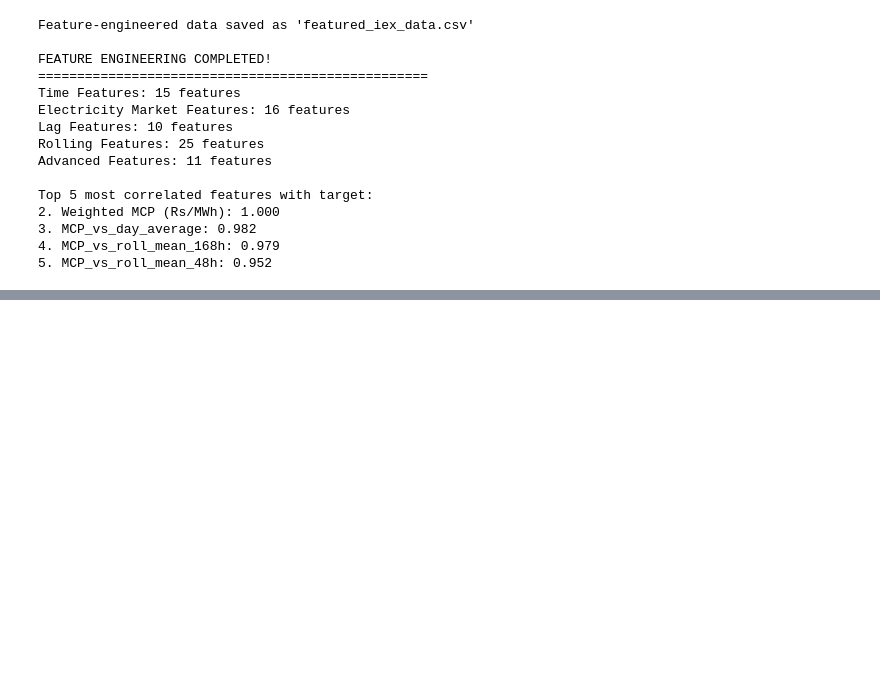
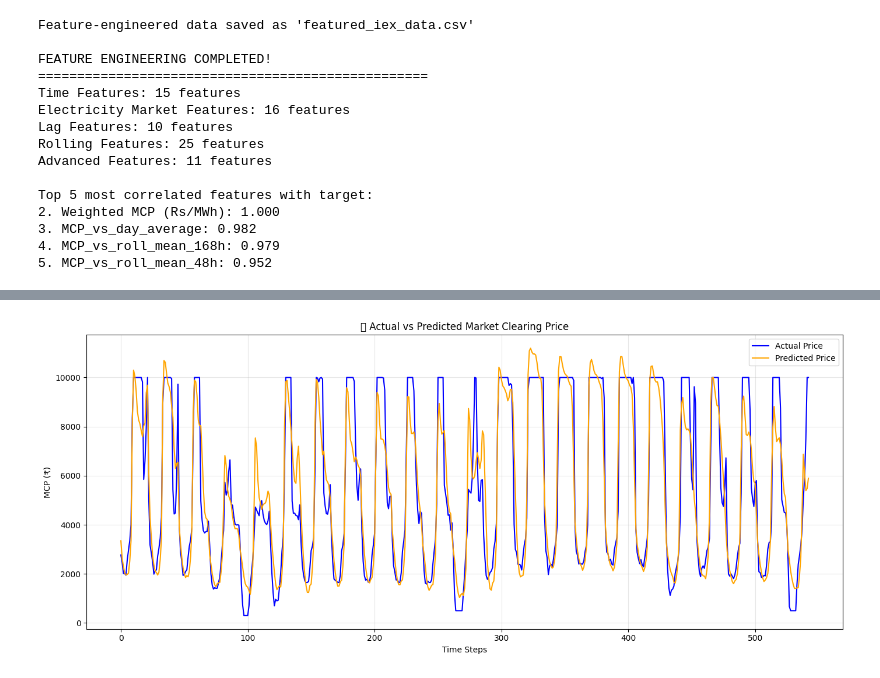
Before and after one commit to Nemo-0904/electricicty_cost_pred, a Jupyter notebook: Untitled1.ipynb, the cells around one changed output, grey strips where cells are left out. Drawn from its saved outputs; the diff is of its cells as text; code cells hidden in the pictures; blank space fills up the shorter version.

```diff
--- a/Untitled1.ipynb
+++ b/Untitled1.ipynb
@@ -1449,11 +1399,11 @@ def build_lstm_model(input_shape):
         Dense(1)  # Single output for MCP prediction
     ])
 
-    # Compile model
+    # Compile model with full string names for loss and metrics
     model.compile(
         optimizer=Adam(learning_rate=0.001),
-        loss='mse',
-        metrics=['mae', 'mape']
+        loss='mean_squared_error', # Changed from 'mse'
+        metrics=['mean_absolute_error', 'mean_absolute_percentage_error'] # Changed from 'mae', 'mape'
     )
 
     print("✓ Model compiled successfully")
@@ -1510,6 +1460,7 @@ def plot_training_history(history):
     fig, axes = plt.subplots(2, 2, figsize=(15, 10))
 
     # Plot training & validation loss
+    # Use the full metric names from compilation
     axes[0,0].plot(history.history['loss'], label='Training Loss')
     axes[0,0].plot(history.history['val_loss'], label='Validation Loss')
     axes[0,0].set_title('Model Loss')
@@ -1519,8 +1470,8 @@ def plot_training_history(history):
     axes[0,0].grid(True, alpha=0.3)
 
     # Plot MAE
-    axes[0,1].plot(history.history['mae'], label='Training MAE')
-    axes[0,1].plot(history.history['val_mae'], label='Validation MAE')
+    axes[0,1].plot(history.history['mean_absolute_error'], label='Training MAE')
+    axes[0,1].plot(history.history['val_mean_absolute_error'], label='Validation MAE')
     axes[0,1].set_title('Mean Absolute Error')
     axes[0,1].set_xlabel('Epoch')
     axes[0,1].set_ylabel('MAE')
@@ -1528,8 +1479,8 @@ def plot_training_history(history):
     axes[0,1].grid(True, alpha=0.3)
 
     # Plot MAPE
-    axes[1,0].plot(history.history['mape'], label='Training MAPE')
-    axes[1,0].plot(history.history['val_mape'], label='Validation MAPE')
+    axes[1,0].plot(history.history['mean_absolute_percentage_error'], label='Training MAPE')
+    axes[1,0].plot(history.history['val_mean_absolute_percentage_error'], label='Validation MAPE')
     axes[1,0].set_title('Mean Absolute Percentage Error')
     axes[1,0].set_xlabel('Epoch')
     axes[1,0].set_ylabel('MAPE (%)')
@@ -1637,0 +1589,83 @@ WARNING:absl:You are saving your model as an HDF5 file via `model.save()` or `ke
+# %%
+import numpy as np
+import matplotlib.pyplot as plt
+from sklearn.metrics import mean_absolute_error, mean_squared_error, mean_absolute_percentage_error
+from tensorflow.keras.models import load_model
+import pickle
+
+def load_model_and_data():
+    """Load trained model and prepared test data"""
+    print("Loading model and test data...")
+
+    # Load model
+    model = load_model('best_lstm_model.h5')
+
+    # Load test data and scalers
+    X_test = np.load('X_test_scaled.npy')
+    y_test_scaled = np.load('y_test_scaled.npy')
+
+    with open('scalers_and_metadata.pkl', 'rb') as f:
+        metadata = pickle.load(f)
+
+    # FIX: Change 'y_scaler' to 'target_scaler' to match the key used when saving
+    y_scaler = metadata['target_scaler']
+
+    print("✓ Model and data loaded")
+    return model, X_test, y_test_scaled, y_scaler
+
+def inverse_transform_predictions(y_scaled, scaler):
+    """Inverse scale predictions to original units"""
+    y_scaled = y_scaled.reshape(-1, 1)
+    return scaler.inverse_transform(y_scaled).flatten()
+
+def evaluate_predictions(y_true, y_pred):
+    """Calculate and print regression evaluation metrics"""
+    mae = mean_absolute_error(y_true, y_pred)
+    rmse = np.sqrt(mean_squared_error(y_true, y_pred))
+    mape = mean_absolute_percentage_error(y_true, y_pred) * 100
+
+    print("\n📊 Evaluation Metrics on Test Set:")
+    print(f"→ MAE  : {mae:.4f}")
+    print(f"→ RMSE : {rmse:.4f}")
+    print(f"→ MAPE : {mape:.2f}%")
+    return mae, rmse, mape
+
+def plot_predictions(y_true, y_pred):
+    """Visualize predictions vs actual prices"""
+    plt.figure(figsize=(14,6))
+    plt.plot(y_true, label='Actual Price', color='blue')
+    plt.plot(y_pred, label='Predicted Price', color='orange')
+    plt.title('🔍 Actual vs Predicted Market Clearing Price')
+    plt.xlabel('Time Steps')
+    plt.ylabel('MCP (₹)')
+    plt.legend()
+    plt.grid(alpha=0.3)
+    plt.tight_layout()
+    plt.show()
+
+def step5_main():
+    """Main function for Step 5: Evaluation"""
+    print("STEP 5: MODEL EVALUATION")
+    print("="*60)
+
+    # Load model and data
+    model, X_test, y_test_scaled, y_scaler = load_model_and_data()
+
+    # Predict
+    y_pred_scaled = model.predict(X_test, verbose=0)
+
+    # Inverse transform
+    y_pred = inverse_transform_predictions(y_pred_scaled, y_scaler)
+    y_true = inverse_transform_predictions(y_test_scaled, y_scaler)
+
+    # Evaluate
+    evaluate_predictions(y_true, y_pred)
+
+    # Plot
+    plot_predictions(y_true, y_pred)
+
+    print("\n✓ Step 5 Completed: Evaluation Done")
+
+if __name__ == "__main__":
+    step5_main()
+# %% [output]
@@ -1637,0 +1682 @@ WARNING:absl:You are saving your model as an HDF5 file via `model.save()` or `ke
+[figure, added]
```
Also changed, not shown: parts of 6 cells of this notebook.
